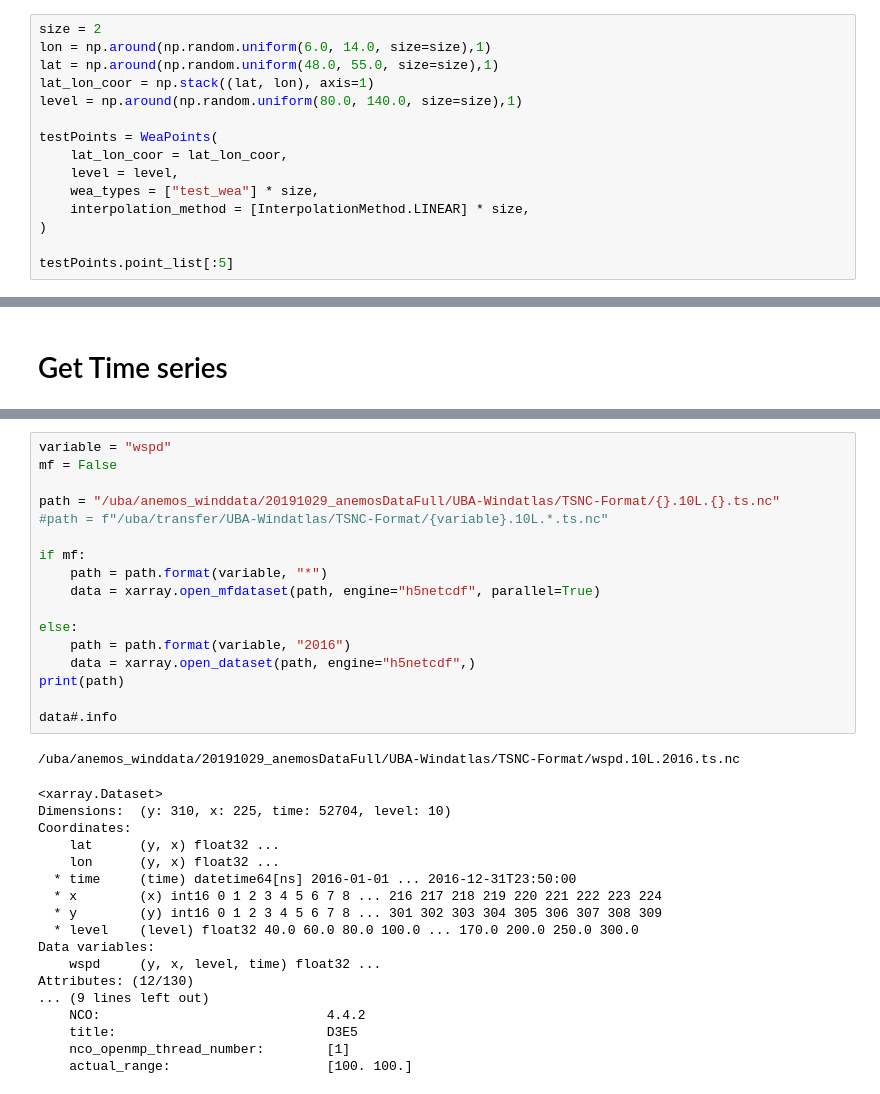
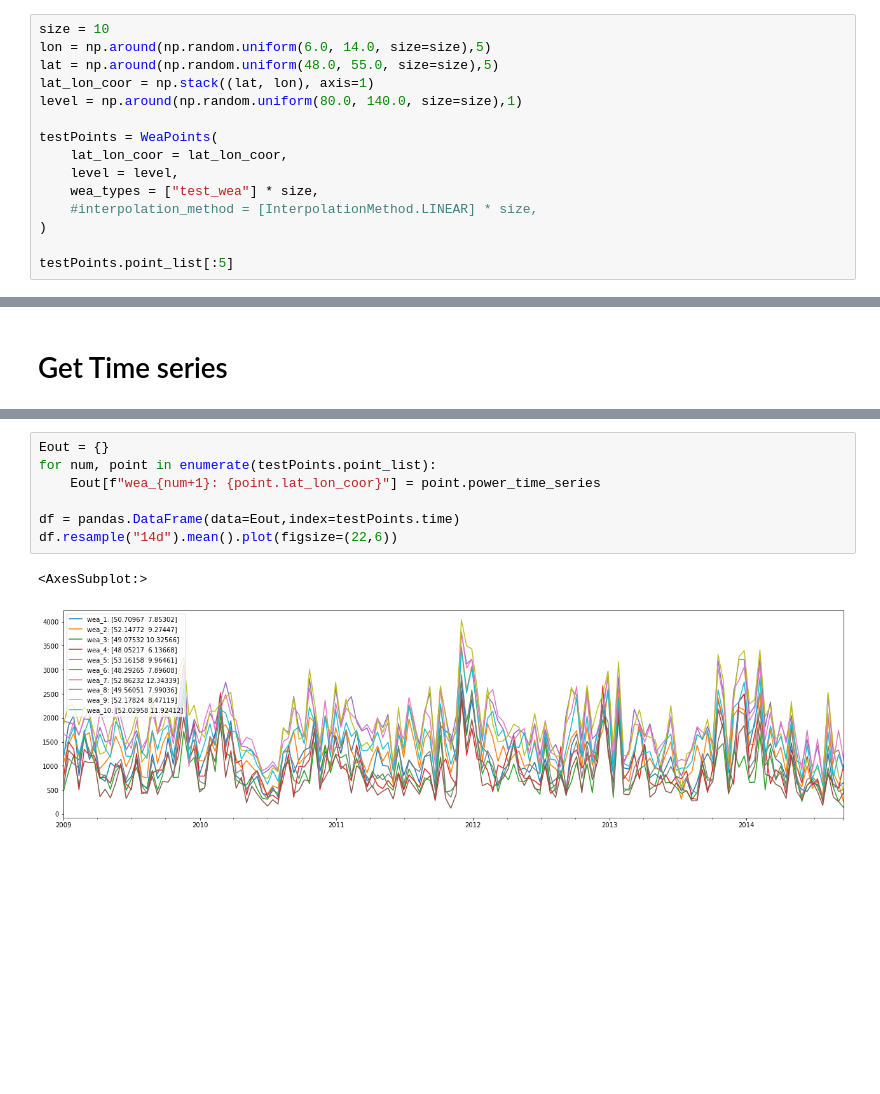
Before and after one commit to clwehner/Windatlas, a Jupyter notebook: windatlas/anemos_data/test_all.ipynb, the cells around one changed output, grey strips where cells are left out. Cells and saved outputs as stored; diff of their text form; blank space fills up the shorter version.

```diff
--- a/windatlas/anemos_data/test_all.ipynb
+++ b/windatlas/anemos_data/test_all.ipynb
@@ -29,9 +23,9 @@ data.interp(x=x,y=y,level=level)#.pres[0].to_pandas()
 # %% [markdown]
 # Loading Points
 # %%
-size = 2
-lon = np.around(np.random.uniform(6.0, 14.0, size=size),1)
-lat = np.around(np.random.uniform(48.0, 55.0, size=size),1)
+size = 10
+lon = np.around(np.random.uniform(6.0, 14.0, size=size),5)
+lat = np.around(np.random.uniform(48.0, 55.0, size=size),5)
 lat_lon_coor = np.stack((lat, lon), axis=1)
 level = np.around(np.random.uniform(80.0, 140.0, size=size),1)
 
@@ -39,7 +33,7 @@ testPoints = WeaPoints(
     lat_lon_coor = lat_lon_coor,
     level = level,
     wea_types = ["test_wea"] * size,
-    interpolation_method = [InterpolationMethod.LINEAR] * size,
+    #interpolation_method = [InterpolationMethod.LINEAR] * size,
 )
 
 testPoints.point_list[:5]
@@ -158,36 +63,10 @@ actual_range :
-# %%
-variable = "wspd"
-mf = False
-
-path = "/uba/anemos_winddata/20191029_anemosDataFull/UBA-Windatlas/TSNC-Format/{}.10L.{}.ts.nc"
-#path = f"/uba/transfer/UBA-Windatlas/TSNC-Format/{variable}.10L.*.ts.nc"
-
-if mf:
-    path = path.format(variable, "*")
-    data = xarray.open_mfdataset(path, engine="h5netcdf", parallel=True)
-
-else:
-    path = path.format(variable, "2016")
-    data = xarray.open_dataset(path, engine="h5netcdf",)
-print(path)
-
-data#.info
-# %% [output]
-/uba/anemos_winddata/20191029_anemosDataFull/UBA-Windatlas/TSNC-Format/wspd.10L.2016.ts.nc
-<xarray.Dataset>
-Dimensions:  (y: 310, x: 225, time: 52704, level: 10)
-Coordinates:
-    lat      (y, x) float32 ...
-    lon      (y, x) float32 ...
-  * time     (time) datetime64[ns] 2016-01-01 ... 2016-12-31T23:50:00
-  * x        (x) int16 0 1 2 3 4 5 6 7 8 ... 216 217 218 219 220 221 222 223 224
-  * y        (y) int16 0 1 2 3 4 5 6 7 8 ... 301 302 303 304 305 306 307 308 309
-  * level    (level) float32 40.0 60.0 80.0 100.0 ... 170.0 200.0 250.0 300.0
-Data variables:
-    wspd     (y, x, level, time) float32 ...
-Attributes: (12/130)
-... (9 lines left out)
-    NCO:                             4.4.2
-    title:                           D3E5
-    nco_openmp_thread_number:        [1]
-    actual_range:                    [100. 100.]
+# %%
+Eout = {}
+for num, point in enumerate(testPoints.point_list):
+    Eout[f"wea_{num+1}: {point.lat_lon_coor}"] = point.power_time_series
+
+df = pandas.DataFrame(data=Eout,index=testPoints.time)
+df.resample("14d").mean().plot(figsize=(22,6))
+# %% [output]
+<AxesSubplot:>
+[figure, added]
```
Also changed, not shown: parts of 10 cells of this notebook, 16 other files.
